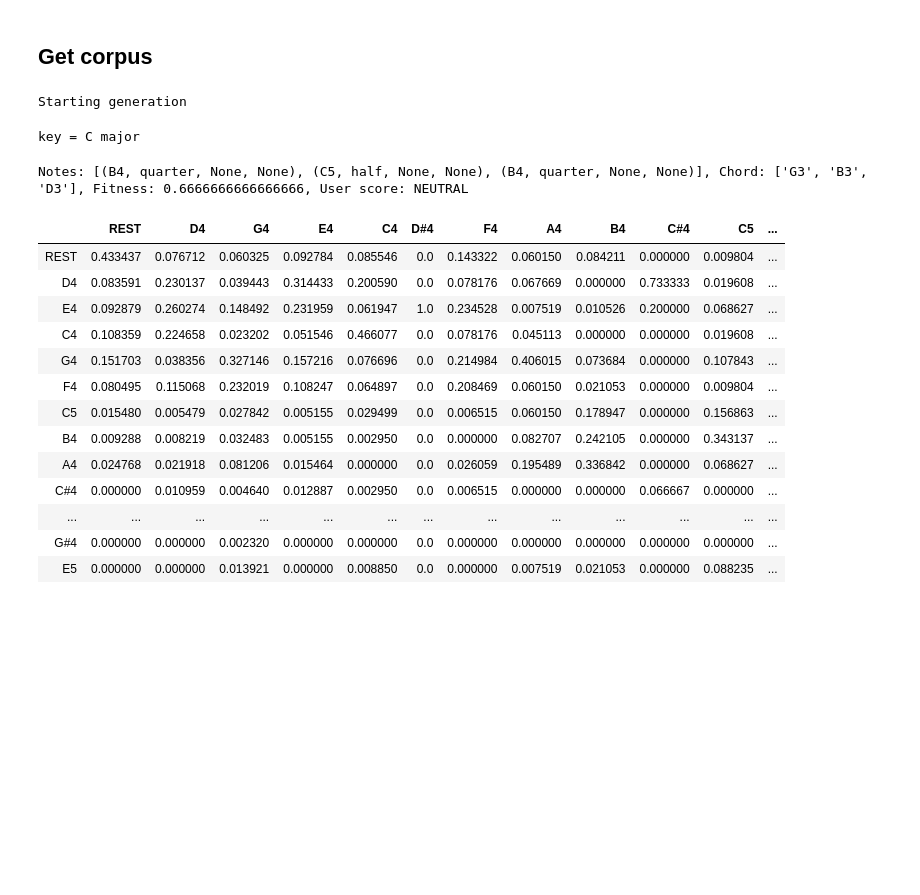
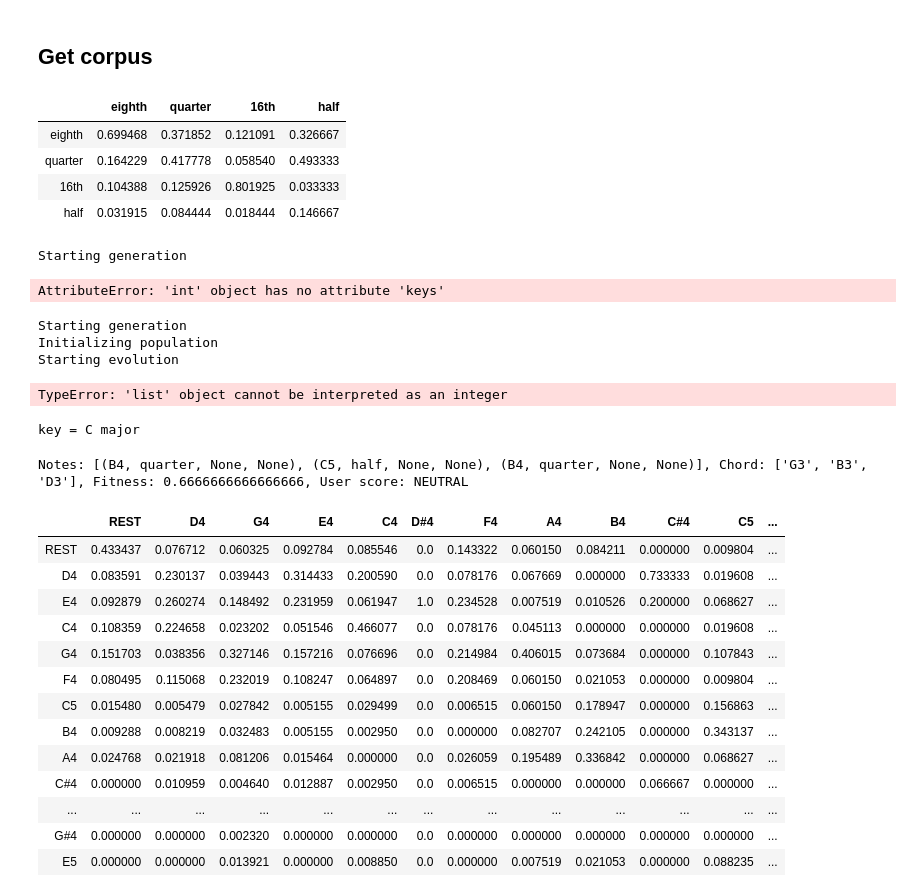
Before and after one commit to Jerryhu1/MasterThesis, a Jupyter notebook: EvoMusicCompanion/simulation-runs.ipynb, the cells around one changed output. Cells and saved outputs as stored; diff of their text form; code cells hidden in the pictures; blank space fills up the shorter version.

```diff
--- a/EvoMusicCompanion/simulation-runs.ipynb
+++ b/EvoMusicCompanion/simulation-runs.ipynb
@@ -145,13 +160,27 @@ total = float(sum(init_note_vector.values()))
 for i in init_note_vector:
     init_note_vector[i] /= total
 init_note_vector = pd.Series(init_note_vector)
+# %%
+dur_matrix
+# %% [output]
+|  | eighth | quarter | 16th | half |
+| eighth | 0.699468 | 0.371852 | 0.121091 | 0.326667 |
+| quarter | 0.164229 | 0.417778 | 0.058540 | 0.493333 |
+| 16th | 0.104388 | 0.125926 | 0.801925 | 0.033333 |
+| half | 0.031915 | 0.084444 | 0.018444 | 0.146667 |
 # %%
 sim = simulation.Simulation(0.5, 100)
-population = sim.run_interactively(pitch_matrix, dur_matrix, None)
+population = sim.run_interactively(10, pitch_matrix, dur_matrix)
 # %% [output]
 Starting generation
+AttributeError: 'int' object has no attribute 'keys'
 # %%
-sim.run(10, pitch_matrix, dur_matrix)
+sim.run(20, pitch_matrix, dur_matrix)
+# %% [output]
+Starting generation
+Initializing population
+Starting evolution
+TypeError: 'list' object cannot be interpreted as an integer
 # %%
 sim.pitch_matrix
 # %%
```
Also changed, not shown: parts of 3 cells of this notebook, 22 other files.
